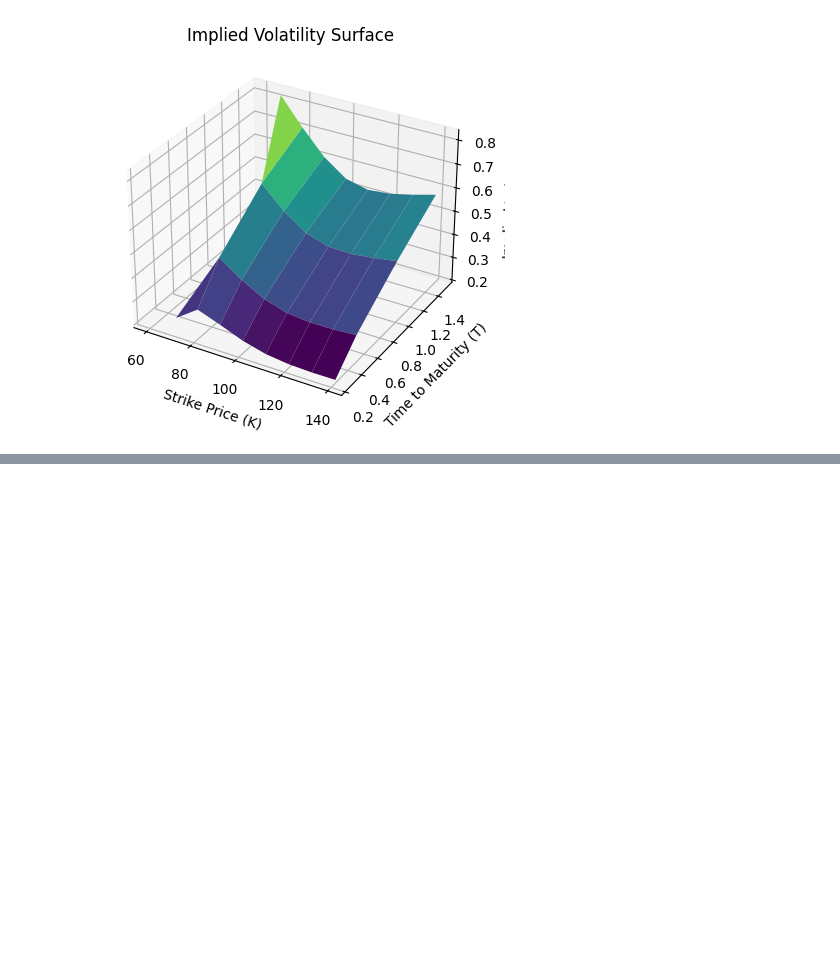
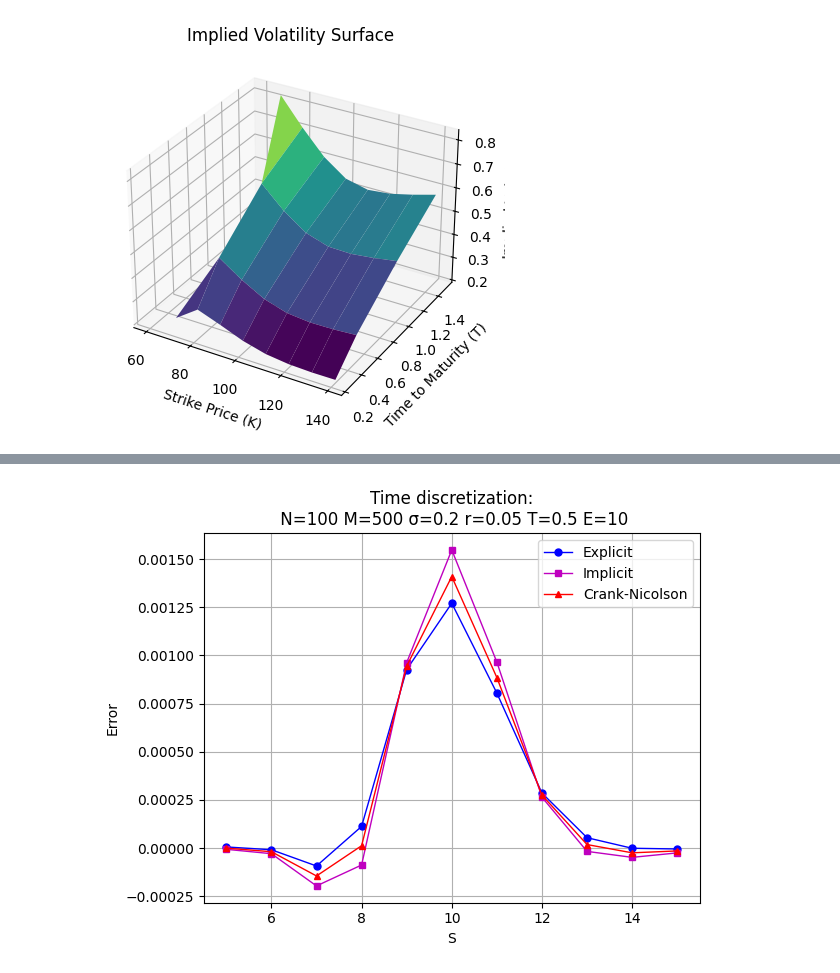
Before and after one commit to Alando-Kevin/computational-methods-in-finance, a Jupyter notebook: test.ipynb, the cells around one changed output, grey strips where cells are left out. Saved outputs shown, nothing was run; the diff lists cells and outputs as text; code cells hidden in the pictures; blank space fills up the shorter version.

```diff
--- a/test.ipynb
+++ b/test.ipynb
@@ -165,0 +744,33 @@ plt.show()
+# %%
+# Specified values for N and updated M
+N = 100
+M = 500  # Increased number of time steps
+
+# Lists to store errors for new M
+errors_explicit_M500 = []
+errors_implicit_M500 = []
+errors_crank_M500 = []
+
+# Calculating errors for different methods with new M
+for S in S_values:
+    bs_price = black_scholes_put(S, E, T, r, sigma)
+    price_explicit = explicit_fd(S, E, T, r, sigma, Smax, M, N)
+    price_implicit = implicit_fd(S, E, T, r, sigma, Smax, M, N)
+    price_crank = crank_nicolson_fd(S, E, T, r, sigma, Smax, M, N)
+
+    errors_explicit_M500.append(bs_price - price_explicit)
+    errors_implicit_M500.append(bs_price - price_implicit)
+    errors_crank_M500.append(bs_price - price_crank)
+
+# Plotting Error Comparisons for M = 500
+plt.plot(S_values, errors_explicit_M500, 'b-o', label='Explicit', linewidth=1.0, markersize=5)
+plt.plot(S_values, errors_implicit_M500, 'm-s', label='Implicit', linewidth=1.0, markersize=5)
+plt.plot(S_values, errors_crank_M500, 'r-^', label='Crank-Nicolson', linewidth=1.0, markersize=5)
+plt.title('Time discretization:\n N=100 M=500 σ=0.2 r=0.05 T=0.5 E=10')
+plt.xlabel('S')
+plt.ylabel('Error')
+plt.legend()
+plt.grid(True)
+plt.show()
+# %% [output]
+[figure, added]
```
Also changed, not shown: parts of 12 cells of this notebook.
